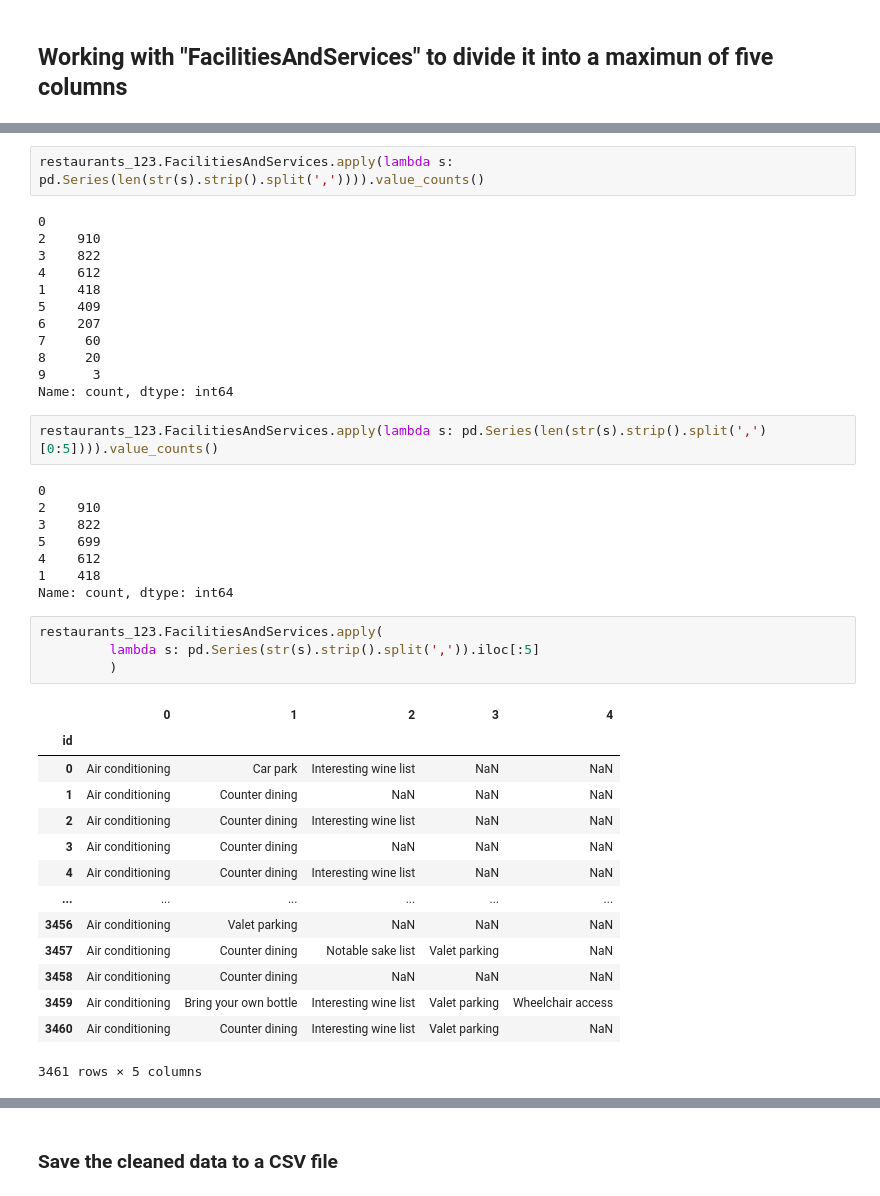
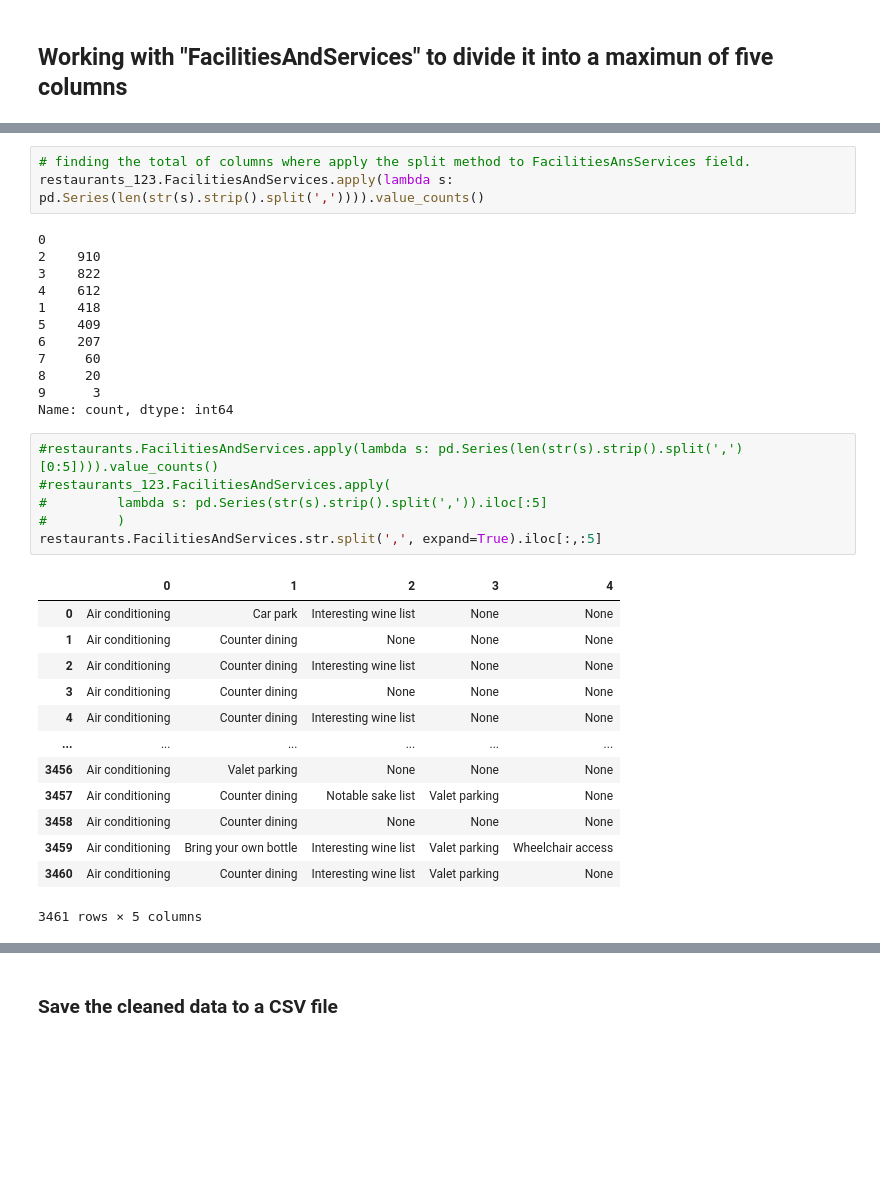
Before and after one commit to carmsanchezs/ELT---restaurantes, a Jupyter notebook: restaurants_tra/transform.ipynb, the cells around one changed output, grey strips where cells are left out. Cells and saved outputs as stored; diff of their text form; blank space fills up the shorter version.

```diff
--- a/restaurants_tra/transform.ipynb
+++ b/restaurants_tra/transform.ipynb
@@ -212,6 +187,7 @@ False    3396
 NaN        65
 Name: count, dtype: int64
 # %%
+# finding the total of columns where apply the split method to FacilitiesAnsServices field.
 restaurants_123.FacilitiesAndServices.apply(lambda s: pd.Series(len(str(s).strip().split(',')))).value_counts()
 # %% [output]
 0
@@ -226,32 +202,23 @@ restaurants_123.FacilitiesAndServices.apply(lambda s: pd.Series(len(str(s).strip
 9      3
 Name: count, dtype: int64
 # %%
-restaurants_123.FacilitiesAndServices.apply(lambda s: pd.Series(len(str(s).strip().split(',')[0:5]))).value_counts()
+#restaurants.FacilitiesAndServices.apply(lambda s: pd.Series(len(str(s).strip().split(',')[0:5]))).value_counts()
+#restaurants_123.FacilitiesAndServices.apply(
+#         lambda s: pd.Series(str(s).strip().split(',')).iloc[:5]
+#         )
+restaurants.FacilitiesAndServices.str.split(',', expand=True).iloc[:,:5]
 # %% [output]
+|  | 0 | 1 | 2 | 3 | 4 |
+| 0 | Air conditioning | Car park | Interesting wine list | None | None |
+| 1 | Air conditioning | Counter dining | None | None | None |
+| 2 | Air conditioning | Counter dining | Interesting wine list | None | None |
+| 3 | Air conditioning | Counter dining | None | None | None |
+| 4 | Air conditioning | Counter dining | Interesting wine list | None | None |
+| ... | ... | ... | ... | ... | ... |
+| 3456 | Air conditioning | Valet parking | None | None | None |
+| 3457 | Air conditioning | Counter dining | Notable sake list | Valet parking | None |
+| 3458 | Air conditioning | Counter dining | None | None | None |
+| 3459 | Air conditioning | Bring your own bottle | Interesting wine list | Valet parking | Wheelchair access |
+| 3460 | Air conditioning | Counter dining | Interesting wine list | Valet parking | None |
-0
-2    910
-3    822
-5    699
-4    612
-1    418
-Name: count, dtype: int64
+3461 rows × 5 columns
-# %%
-restaurants_123.FacilitiesAndServices.apply(
-         lambda s: pd.Series(str(s).strip().split(',')).iloc[:5]
-         )
-# %% [output]
-|  | 0 | 1 | 2 | 3 | 4 |
-| id |  |  |  |  |  |
-| 0 | Air conditioning | Car park | Interesting wine list | NaN | NaN |
-| 1 | Air conditioning | Counter dining | NaN | NaN | NaN |
-| 2 | Air conditioning | Counter dining | Interesting wine list | NaN | NaN |
-| 3 | Air conditioning | Counter dining | NaN | NaN | NaN |
-| 4 | Air conditioning | Counter dining | Interesting wine list | NaN | NaN |
-| ... | ... | ... | ... | ... | ... |
-| 3456 | Air conditioning | Valet parking | NaN | NaN | NaN |
-| 3457 | Air conditioning | Counter dining | Notable sake list | Valet parking | NaN |
-| 3458 | Air conditioning | Counter dining | NaN | NaN | NaN |
-| 3459 | Air conditioning | Bring your own bottle | Interesting wine list | Valet parking | Wheelchair access |
-| 3460 | Air conditioning | Counter dining | Interesting wine list | Valet parking | NaN |
-3461 rows × 5 columns
 # %%
```
Also changed, not shown: parts of 51 cells of this notebook, 1 other file.
